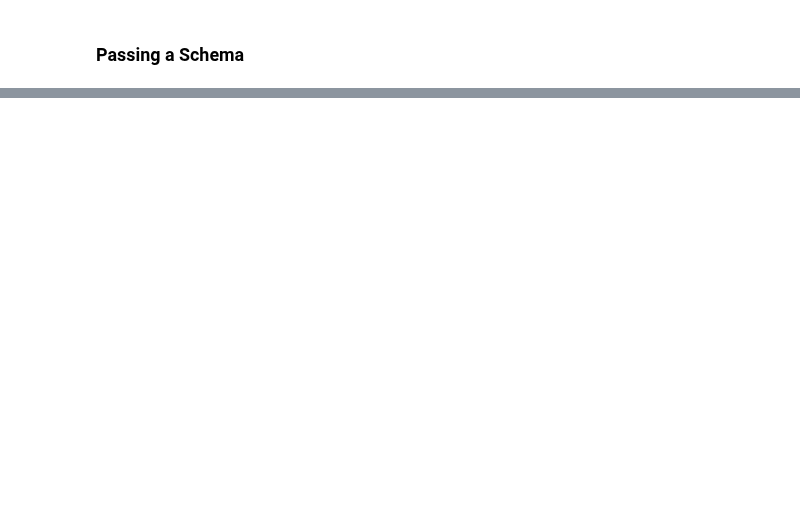
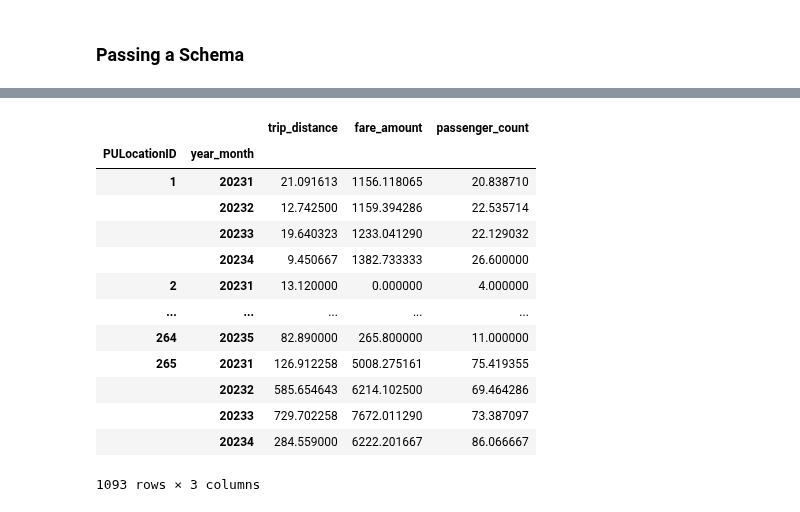
Before and after one commit to PacktPublishing/Time-Series-Analysis-with-Python-Cookbook-Second-Edition, a Jupyter notebook: code/Ch2/Chapter 2.ipynb, the cells around one changed output, grey strips where cells are left out. Saved outputs shown, nothing was run; the diff lists cells and outputs as text; code cells hidden in the pictures; blank space fills up the shorter version.

```diff
--- a/code/Ch2/Chapter 2.ipynb
+++ b/code/Ch2/Chapter 2.ipynb
@@ -1107,0 +787,5 @@ schema = pa.schema([
+# %%
+columns = ['PULocationID', 'time_delta', 'year_month', 'trip_distance', 'fare_amount', 'day', 'year', 'passenger_count']
+# df_pd = df_pd[columns]
+# %%
+df_pd = df_pd[df_pd['year'] == 2023]
@@ -1107,0 +802,15 @@ schema = pa.schema([
+# %%
+df = df_pd[columns]
+# %%
+momthly_performance = (
+df.groupby(
+    ['PULocationID','day','year_month']
+    )[['trip_distance',
+       'fare_amount',
+       'passenger_count']]
+             .sum()
+             .groupby(
+            ['PULocationID','year_month']
+                )
+                 .mean()
+)
@@ -1107,0 +852,17 @@ schema = pa.schema([
+# %%
+momthly_performance
+# %% [output]
+|  |  | trip_distance | fare_amount | passenger_count |
+| PULocationID | year_month |  |  |  |
+| 1 | 20231 | 21.091613 | 1156.118065 | 20.838710 |
+|  | 20232 | 12.742500 | 1159.394286 | 22.535714 |
+|  | 20233 | 19.640323 | 1233.041290 | 22.129032 |
+|  | 20234 | 9.450667 | 1382.733333 | 26.600000 |
+| 2 | 20231 | 13.120000 | 0.000000 | 4.000000 |
+| ... | ... | ... | ... | ... |
+| 264 | 20235 | 82.890000 | 265.800000 | 11.000000 |
+| 265 | 20231 | 126.912258 | 5008.275161 | 75.419355 |
+|  | 20232 | 585.654643 | 6214.102500 | 69.464286 |
+|  | 20233 | 729.702258 | 7672.011290 | 73.387097 |
+|  | 20234 | 284.559000 | 6222.201667 | 86.066667 |
+1093 rows × 3 columns
```
Also changed, not shown: parts of 136 cells of this notebook, 1 other file.
